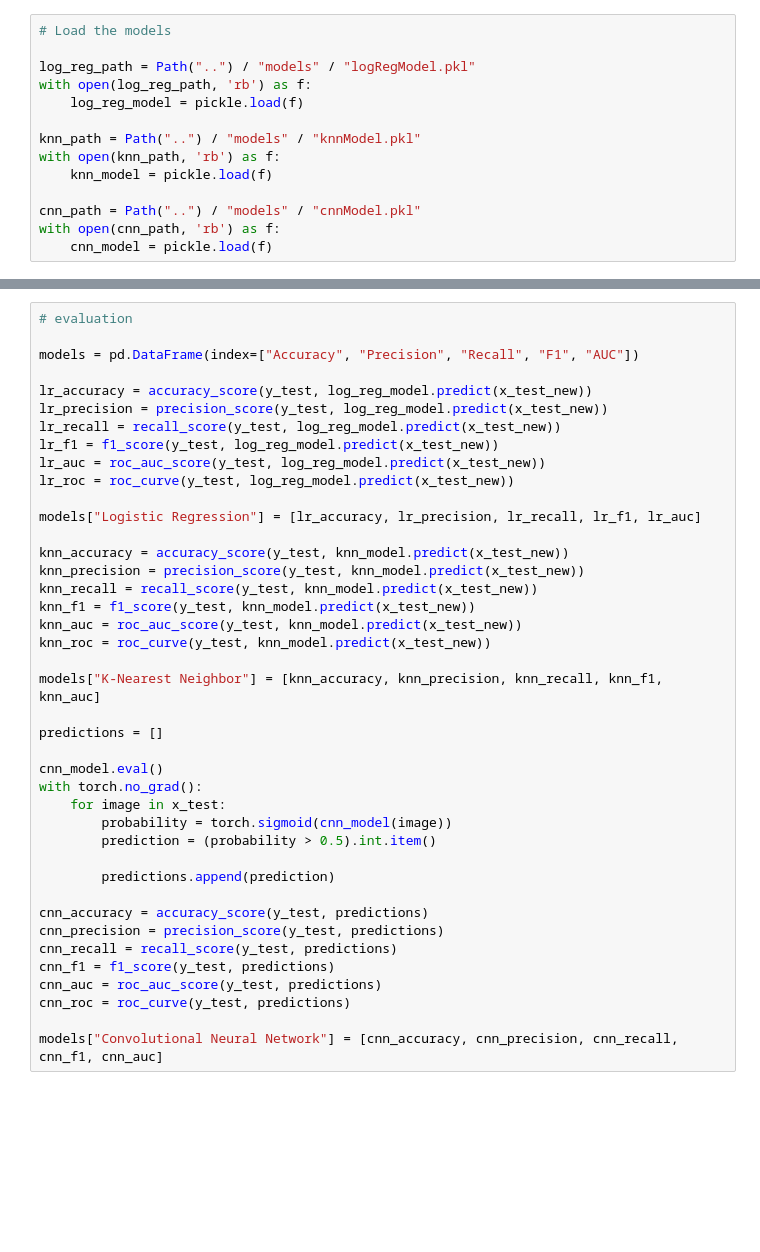
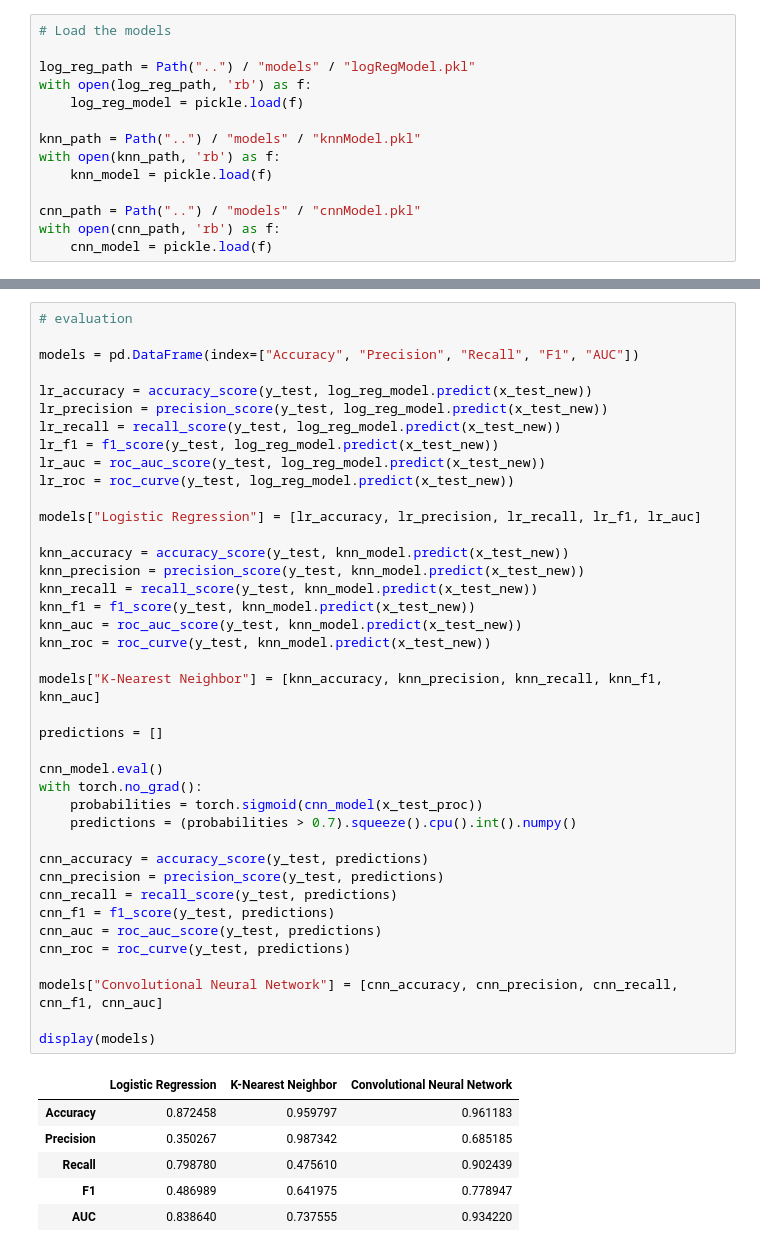
Before and after one commit to TDow13/Machine_Learning_OreoFinder, a Jupyter notebook: code/OreoFinder.ipynb, the cells around one changed output, grey strips where cells are left out. Cells and saved outputs as stored; diff of their text form; blank space fills up the shorter version.

```diff
--- a/code/OreoFinder.ipynb
+++ b/code/OreoFinder.ipynb
@@ -650,35 +649,41 @@ lr_accuracy = accuracy_score(y_test, log_reg_model.predict(x_test_new))
 lr_precision = precision_score(y_test, log_reg_model.predict(x_test_new))
 lr_recall = recall_score(y_test, log_reg_model.predict(x_test_new))
 lr_f1 = f1_score(y_test, log_reg_model.predict(x_test_new))
 lr_auc = roc_auc_score(y_test, log_reg_model.predict(x_test_new))
 lr_roc = roc_curve(y_test, log_reg_model.predict(x_test_new))
 
 models["Logistic Regression"] = [lr_accuracy, lr_precision, lr_recall, lr_f1, lr_auc]
 
 knn_accuracy = accuracy_score(y_test, knn_model.predict(x_test_new))
 knn_precision = precision_score(y_test, knn_model.predict(x_test_new))
 knn_recall = recall_score(y_test, knn_model.predict(x_test_new))
 knn_f1 = f1_score(y_test, knn_model.predict(x_test_new))
 knn_auc = roc_auc_score(y_test, knn_model.predict(x_test_new))
 knn_roc = roc_curve(y_test, knn_model.predict(x_test_new))
 
 models["K-Nearest Neighbor"] = [knn_accuracy, knn_precision, knn_recall, knn_f1, knn_auc]
 
 predictions = []
 
 cnn_model.eval()
 with torch.no_grad():
-    for image in x_test:
-        probability = torch.sigmoid(cnn_model(image))
-        prediction = (probability > 0.5).int.item()
-
-        predictions.append(prediction)
+    probabilities = torch.sigmoid(cnn_model(x_test_proc))
+    predictions = (probabilities > 0.7).squeeze().cpu().int().numpy()
 
 cnn_accuracy = accuracy_score(y_test, predictions)
 cnn_precision = precision_score(y_test, predictions)
 cnn_recall = recall_score(y_test, predictions)
 cnn_f1 = f1_score(y_test, predictions)
 cnn_auc = roc_auc_score(y_test, predictions)
 cnn_roc = roc_curve(y_test, predictions)
 
 models["Convolutional Neural Network"] = [cnn_accuracy, cnn_precision, cnn_recall, cnn_f1, cnn_auc]
+
+display(models)
+# %% [output]
+|  | Logistic Regression | K-Nearest Neighbor | Convolutional Neural Network |
+| Accuracy | 0.872458 | 0.959797 | 0.961183 |
+| Precision | 0.350267 | 0.987342 | 0.685185 |
+| Recall | 0.798780 | 0.475610 | 0.902439 |
+| F1 | 0.486989 | 0.641975 | 0.778947 |
+| AUC | 0.838640 | 0.737555 | 0.934220 |
```
Also changed, not shown: parts of 9 cells of this notebook, 6 other files.
